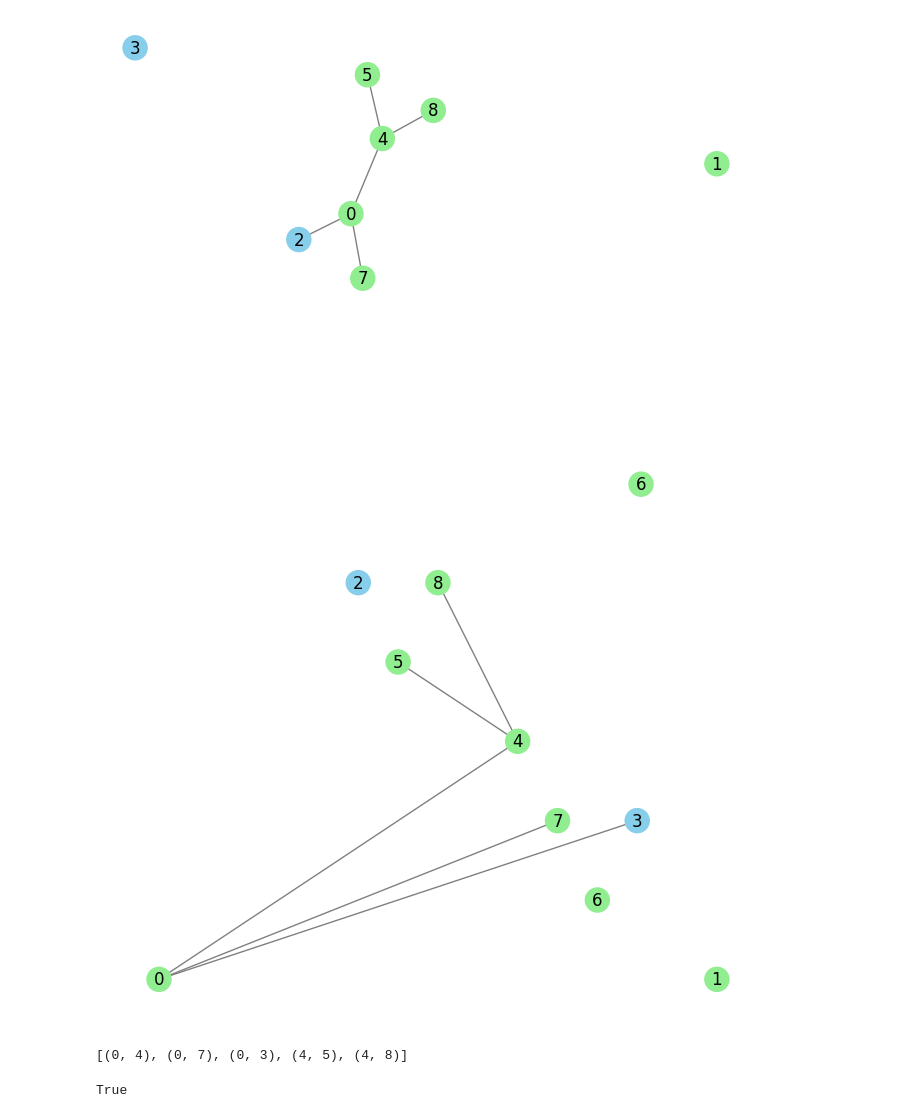
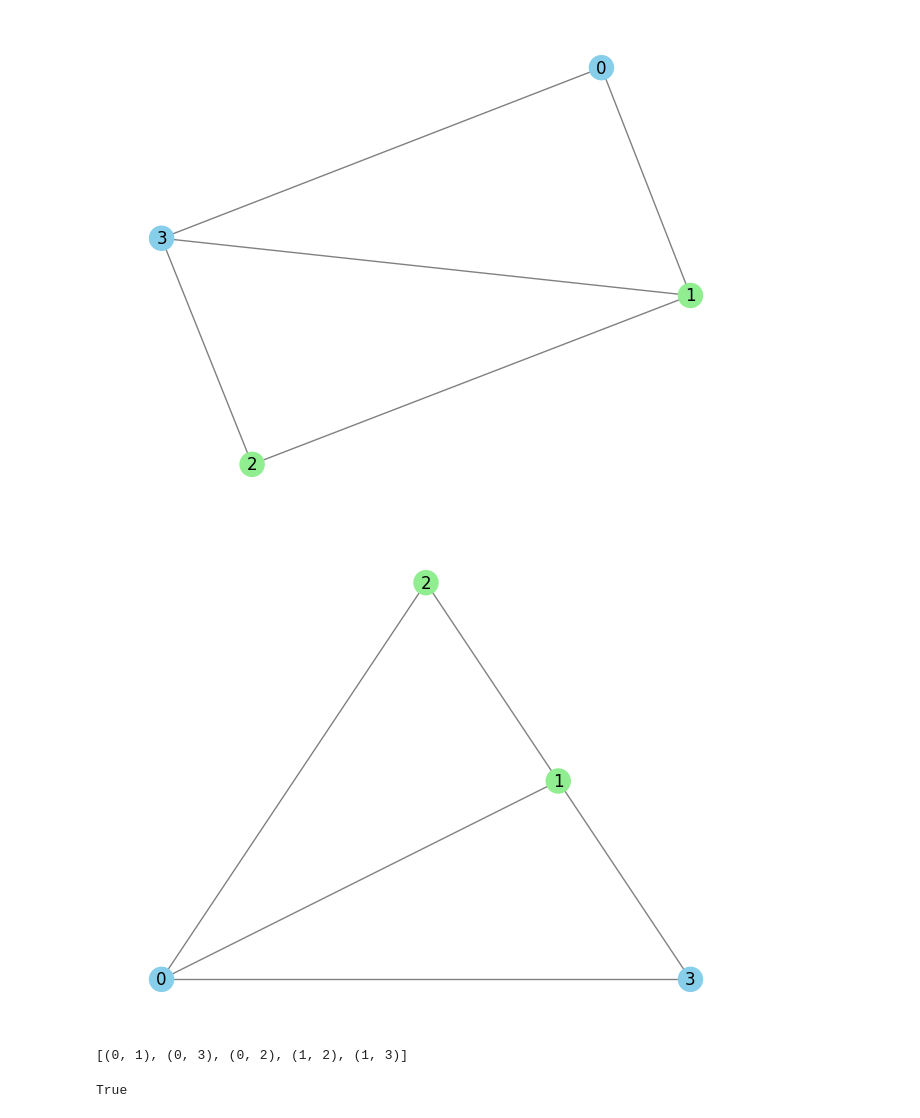
Before and after one commit to ahmeterdem1/godsil_mckay, a Jupyter notebook: example_switch.ipynb, the cells around one changed output. Saved outputs shown, nothing was run; the diff lists cells and outputs as text; code cells hidden in the pictures.

```diff
--- a/example_switch.ipynb
+++ b/example_switch.ipynb
@@ -5,7 +5,7 @@ from utils.switch import simple_partition, godsil_mckay_switch
 from utils.measures import are_cospectral, adjacency_spectrum
 import matplotlib.pyplot as plt
 # %%
-with open("./cospectrality_undirected/graph_2008.pkl", "rb") as f:
+with open("./cospectrality_undirected/graph_1.pkl", "rb") as f:
     G = pickle.load(f)
 # %%
 pos = nx.spring_layout(G, seed=42)
@@ -17,5 +17,5 @@ plt.show()
 # %%
-set1, set2 = simple_partition(G, n=6)
+set1, set2 = simple_partition(G, n=2)
 
 color_map = []
 for node in G.nodes():
@@ -28,18 +28,18 @@ pos = nx.spring_layout(G, seed=42)
 nx.draw(G, pos, with_labels=True, node_color=color_map, edge_color="gray")
 plt.show()
 # %% [output]
-[figure, old version]
+[figure, new version]
 # %%
 h = godsil_mckay_switch(G, set1, set2)
-pos = nx.planar_layout(G)
+pos = nx.planar_layout(h)
 nx.draw(h, pos, with_labels=True, node_color=color_map, edge_color="gray")
 plt.show()
 # %% [output]
-[figure, old version]
+[figure, new version]
 # %%
 print(h.edges())
 # %% [output]
-[(0, 4), (0, 7), (0, 3), (4, 5), (4, 8)]
+[(0, 1), (0, 3), (0, 2), (1, 2), (1, 3)]
 # %%
 print(are_cospectral(G, h))
 # %% [output]
```
Also changed, not shown: parts of 1 cell of this notebook, 3 other files.
